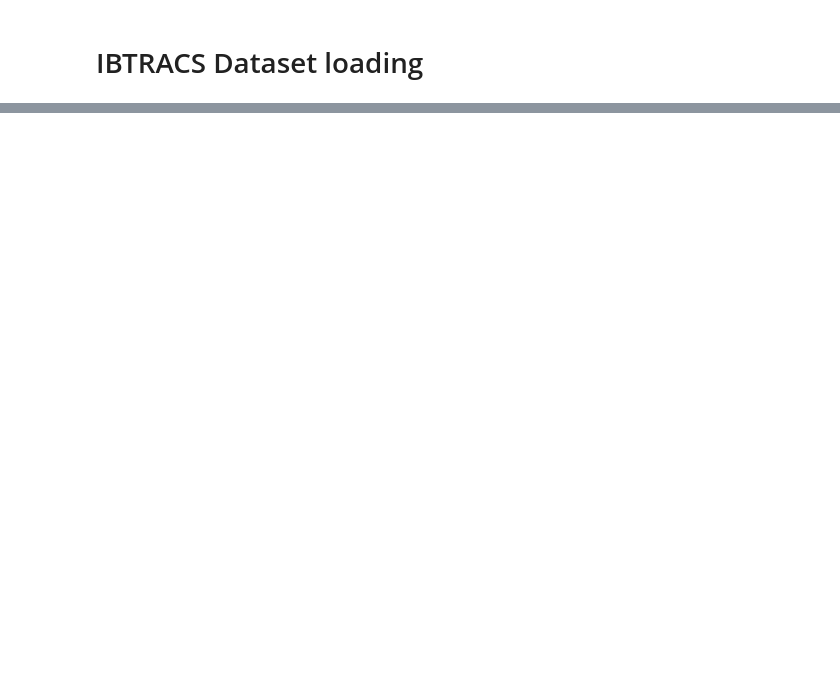
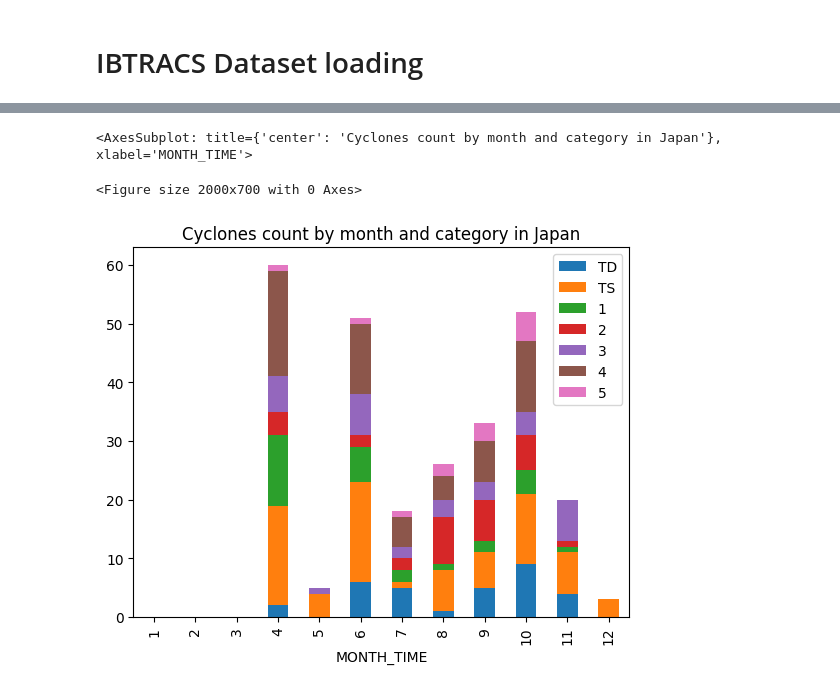
Before and after one commit to GGomez99/ds2-2023-Project2, a Jupyter notebook: project/arens-gomez-humeau-khieu/ibtracs-analysis.ipynb, the cells around one changed output, grey strips where cells are left out. Drawn from its saved outputs; the diff is of its cells as text; code cells hidden in the pictures; blank space fills up the shorter version.

```diff
--- a/project/arens-gomez-humeau-khieu/ibtracs-analysis.ipynb
+++ b/project/arens-gomez-humeau-khieu/ibtracs-analysis.ipynb
@@ -111,0 +204,21 @@ plot_im(typhoonsMapData.LON, typhoonsMapData.LAT, [1 for i in range(len(typhoons
+# %%
+# Display cyclones by category for each month
+typhoonCountByMonth = pd.DataFrame()
+monthsInData = list(cyclonesMapData["MONTH_TIME"].unique())
+
+for i in range(1, 12):
+    if i not in monthsInData:
+        monthsInData.append(i)
+
+typhoonCountByMonth["MONTH_TIME"] = monthsInData
+for category in categoryLabels[1:]:
+     typhoonCountByMonth[category] = cyclonesMapData[["MONTH_TIME", "CATEGORY"]][cyclonesMapData["CATEGORY"] == category].groupby("MONTH_TIME", as_index=False).count()["CATEGORY"]
+figure(figsize=(20, 7))
+
+typhoonCountByMonth.sort_values("MONTH_TIME", inplace=True)
+
+typhoonCountByMonth.plot.bar(x='MONTH_TIME', stacked=True, title='Cyclones count by month and category in ' + zoneAnalysis)
+# %% [output]
+<AxesSubplot: title={'center': 'Cyclones count by month and category in Japan'}, xlabel='MONTH_TIME'>
+<Figure size 2000x700 with 0 Axes>
+[figure, added]
```
Also changed, not shown: parts of 22 cells of this notebook, 1 other file.
